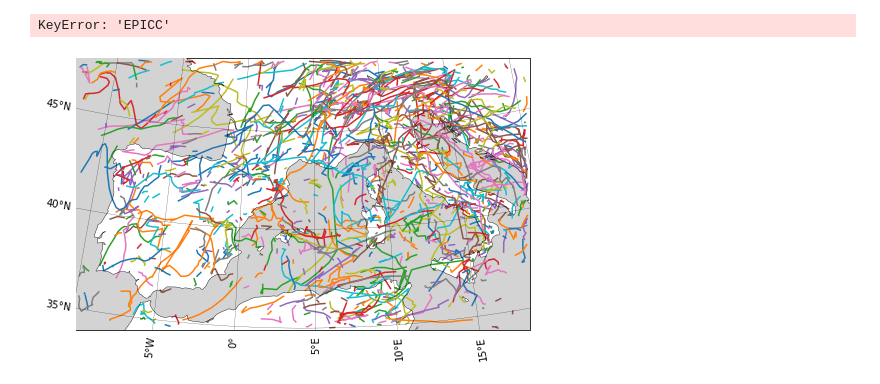
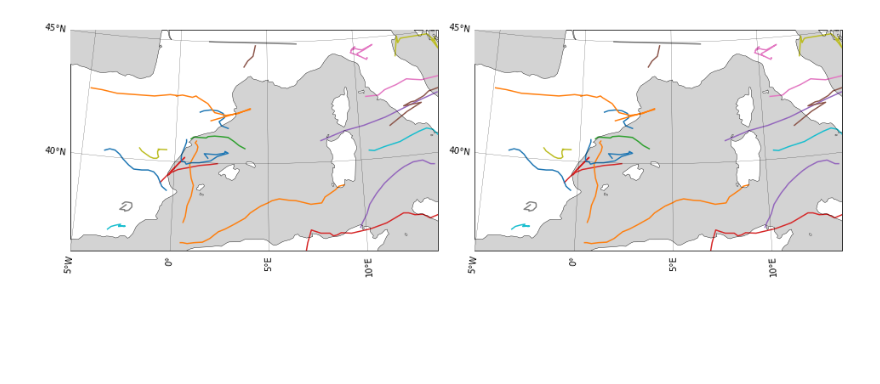
Before and after one commit to dargueso/EPICC_scripts, a Jupyter notebook: Plotting/MCS-tracking/Storm_tracking_plotting_precip_only.ipynb, the cells around one changed output. Cells and saved outputs as stored; diff of their text form; code cells hidden in the pictures; blank space fills up the shorter version.

```diff
--- a/Plotting/MCS-tracking/Storm_tracking_plotting_precip_only.ipynb
+++ b/Plotting/MCS-tracking/Storm_tracking_plotting_precip_only.ipynb
@@ -67,7 +97,7 @@ freq_dt = {'10MIN': 600,
 pr_threshold = pr_threshold_mmhr/mmh_factor[freq]
 dt = freq_dt[freq] #Step between model outputs in seconds
 wrun = wrf_runs[0]
-reg = 'EPICC'
+reg = 'WME'
 # %%
 #Loading geo info from WRF
 geofile_ref = nc.Dataset(f'{cfg.geofile_ref}')
@@ -120,33 +185,58 @@ storms = pd.DataFrame(datalist, columns=['storm_id', 'storm_id_year', 'nstep','d
                                          #'hit_end','hit_border'])
 # %%
-storms = storms.loc[(storms.lon>cfg.reg_coords[reg][1]) & (storms.lon<cfg.reg_coords[reg][3])]
-storms = storms.loc[(storms.lat>cfg.reg_coords[reg][0]) & (storms.lat<cfg.reg_coords[reg][2])]
+storms = storms.loc[(storms.lon>cfg.reg_coords[reg][1]) & (storms.lon<cfg.reg_coords[reg][3]) & (storms.lat>cfg.reg_coords[reg][0]) & (storms.lat<cfg.reg_coords[reg][2])]
+storms['storm_id']=pd.factorize(storms.storm_id)[0] + 1
-# %% [output]
-KeyError: 'EPICC'
+# %%
+storms_fut = storms_fut.loc[(storms_fut.lon>cfg.reg_coords[reg][1]) & (storms_fut.lon<cfg.reg_coords[reg][3]) & (storms_fut.lat>cfg.reg_coords[reg][0]) & (storms_fut.lat<cfg.reg_coords[reg][2])]
+storms_fut['storm_id']=pd.factorize(storms_fut.storm_id)[0] + 1
 # %%
-fig = plt.figure(figsize=(7, 5))
-ax = fig.add_subplot(1,1,1,projection=geo_proj)
+fig = plt.figure(figsize=(14, 5))
+ax = fig.add_subplot(1,2,1,projection=geo_proj)
 oce10m = cfeature.NaturalEarthFeature('physical', 'ocean', '50m')
 lakes10m = cfeature.NaturalEarthFeature('physical', 'lakes', '50m')
 ax.add_feature(oce10m , zorder=100,facecolor='lightgray')#facecolor=[24/255,  116/255,  205/255])
 ax.add_feature(lakes10m, zorder=100,linewidth=0.5,edgecolor='k',facecolor='lightgray')
                #facecolor=[24/255,  116/255,  205/255])
 ax.coastlines(linewidth=0.4,zorder=103,resolution='50m')
 gl=ax.gridlines(crs=ccrs.PlateCarree(), xlocs=range(-25,35,5), ylocs=range(20,60,5),x_inline=False, y_inline=False,
                 draw_labels=True, zorder=103,linewidth=0.2, color='k', alpha=1, linestyle='-')
 
 for nstorm in storms['storm_id'].unique():
     plt.plot(storms.loc[storms['storm_id'] == nstorm].lon,
              storms.loc[storms['storm_id'] == nstorm].lat,
              transform=ccrs.PlateCarree(),zorder=101)
 gl.top_labels = False
 gl.right_labels = False
 ax.set_xlim(xbounds)
 ax.set_ylim(ybounds)
-# if reg !='EPICC':
-#     ax.set_xlim(wrf.cartopy_xlim(hgt,geobounds=mbounds))
-#     ax.set_ylim(wrf.cartopy_ylim(hgt,geobounds=mbounds))
+if reg !='EPICC':
+    ax.set_xlim(wrf.cartopy_xlim(hgt,geobounds=mbounds))
+    ax.set_ylim(wrf.cartopy_ylim(hgt,geobounds=mbounds))
+
+#FUT
+ax2 = fig.add_subplot(1,2,2,projection=geo_proj)
+
+ax2.add_feature(oce10m , zorder=100,facecolor='lightgray')#facecolor=[24/255,  116/255,  205/255])
+ax2.add_feature(lakes10m, zorder=100,linewidth=0.5,edgecolor='k',facecolor='lightgray')
+               #facecolor=[24/255,  116/255,  205/255])
+ax2.coastlines(linewidth=0.4,zorder=103,resolution='50m')
+gl2=ax2.gridlines(crs=ccrs.PlateCarree(), xlocs=range(-25,35,5), ylocs=range(20,60,5),x_inline=False, y_inline=False,
+                draw_labels=True, zorder=103,linewidth=0.2, color='k', alpha=1, linestyle='-')
+
+for nstorm in storms_fut['storm_id'].unique():
+    plt.plot(storms_fut.loc[storms_fut['storm_id'] == nstorm].lon,
+             storms_fut.loc[storms_fut['storm_id'] == nstorm].lat,
+             transform=ccrs.PlateCarree(),zorder=101)
+gl2.top_labels = False
+gl2.right_labels = False
+ax2.set_xlim(xbounds)
+ax2.set_ylim(ybounds)
+if reg !='EPICC':
+    ax2.set_xlim(wrf.cartopy_xlim(hgt,geobounds=mbounds))
+    ax2.set_ylim(wrf.cartopy_ylim(hgt,geobounds=mbounds))
+
+
 fig.subplots_adjust(left=0.05,right=0.95,top=0.95,bottom=0.18,wspace=0.1,hspace=0.5)
 plt.show()
 # %% [output]
-[figure, old version]
+[figure, new version]
```
Also changed, not shown: parts of 7 cells of this notebook.
